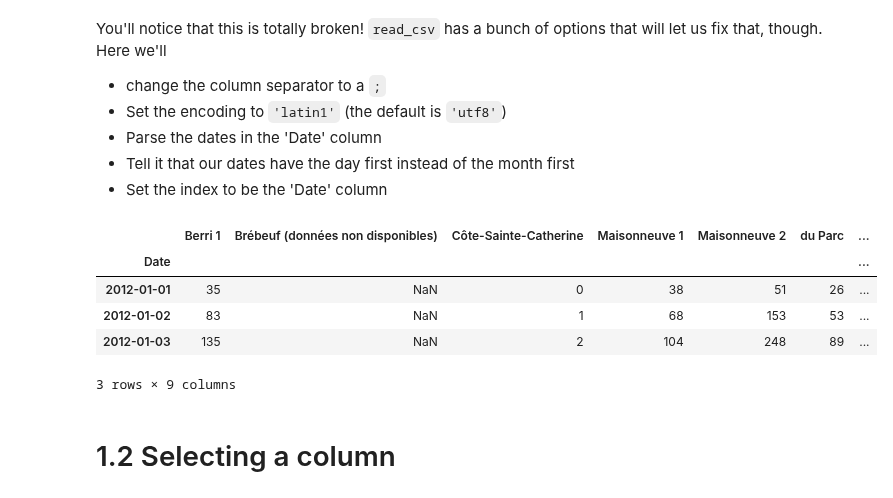
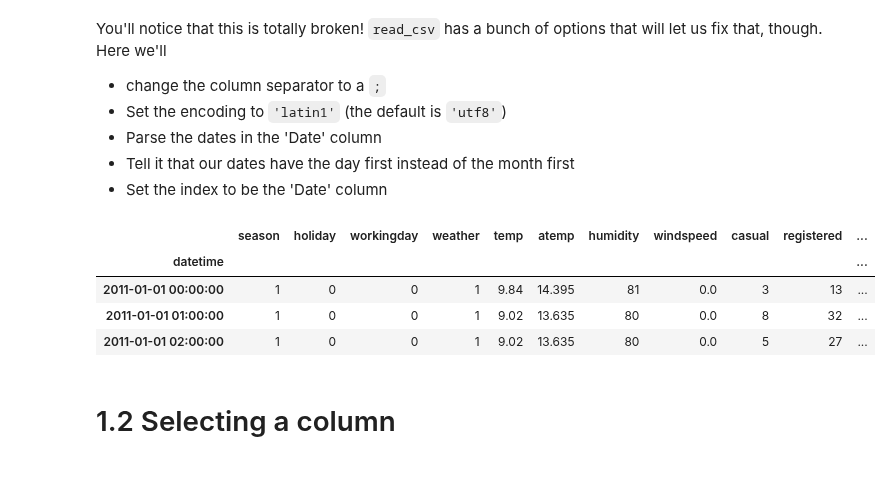
Before and after one commit to batermj/data_sciences_campaign, a Jupyter notebook: Python/Pandas/ds00100001_pandas_python_ex00000010.ipynb, the cells around one changed output. Drawn from its saved outputs; the diff is of its cells as text; code cells hidden in the pictures.

```diff
--- a/Python/Pandas/ds00100001_pandas_python_ex00000010.ipynb
+++ b/Python/Pandas/ds00100001_pandas_python_ex00000010.ipynb
@@ -7,5 +7,5 @@
 import pandas as pd
 import matplotlib.pyplot as plt
 
-pd.set_option('display.mpl_style', 'default') # Make the graphs a bit prettier
+#pd.set_option('display.mpl_style', 'default') # Make the graphs a bit prettier
 plt.rcParams['figure.figsize'] = (15, 5)
@@ -44,15 +56,14 @@ You'll notice that this is totally broken! `read_csv` has a bunch of options tha
 * Tell it that our dates have the day first instead of the month first
 * Set the index to be the 'Date' column
 # %%
-fixed_df = pd.read_csv('../data/bikes.csv', sep=';', encoding='latin1', parse_dates=['Date'], dayfirst=True, index_col='Date')
+fixed_df = pd.read_csv('../../DataSets/competition/kaggle/Bike-Sharing-Demand/kaggle_bike_competition_train.csv', sep=',', encoding='latin1', parse_dates=['datetime'], dayfirst=True, index_col='datetime')
 fixed_df[:3]
 # %% [output]
-|  | Berri 1 | Brébeuf (données non disponibles) | Côte-Sainte-Catherine | Maisonneuve 1 | Maisonneuve 2 | du Parc | ... |
-| Date |  |  |  |  |  |  | ... |
-| 2012-01-01 | 35 | NaN | 0 | 38 | 51 | 26 | ... |
-| 2012-01-02 | 83 | NaN | 1 | 68 | 153 | 53 | ... |
-| 2012-01-03 | 135 | NaN | 2 | 104 | 248 | 89 | ... |
+|  | season | holiday | workingday | weather | temp | atemp | humidity | windspeed | casual | registered | ... |
+| datetime |  |  |  |  |  |  |  |  |  |  | ... |
+| 2011-01-01 00:00:00 | 1 | 0 | 0 | 1 | 9.84 | 14.395 | 81 | 0.0 | 3 | 13 | ... |
+| 2011-01-01 01:00:00 | 1 | 0 | 0 | 1 | 9.02 | 13.635 | 80 | 0.0 | 8 | 32 | ... |
+| 2011-01-01 02:00:00 | 1 | 0 | 0 | 1 | 9.02 | 13.635 | 80 | 0.0 | 5 | 27 | ... |
-3 rows × 9 columns
 # %% [markdown]
 # 1.2 Selecting a column
 # %% [markdown]
```
Also changed, not shown: parts of 9 cells of this notebook.
